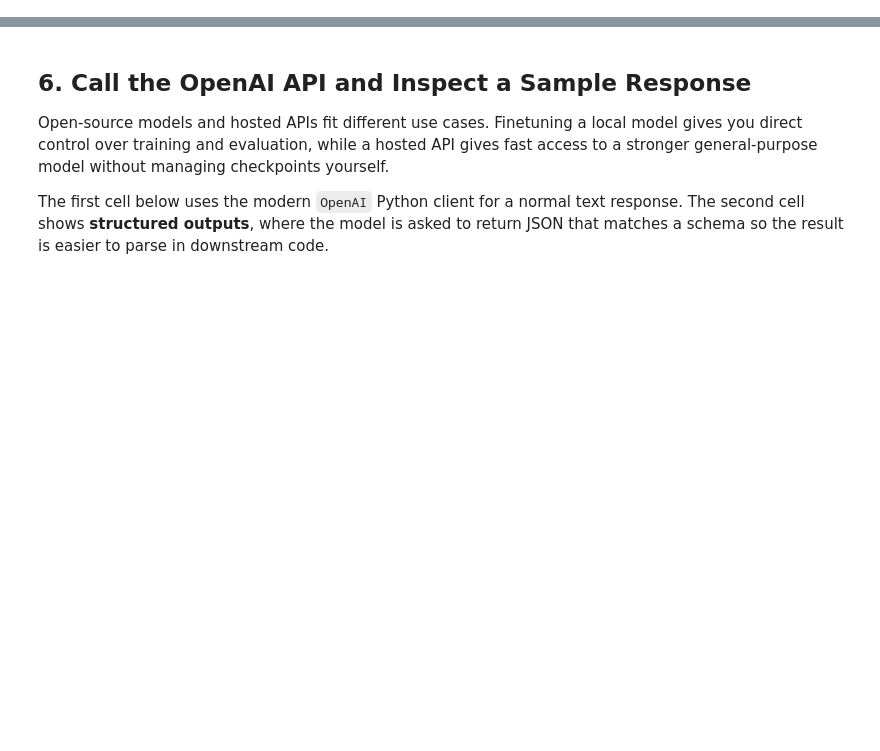
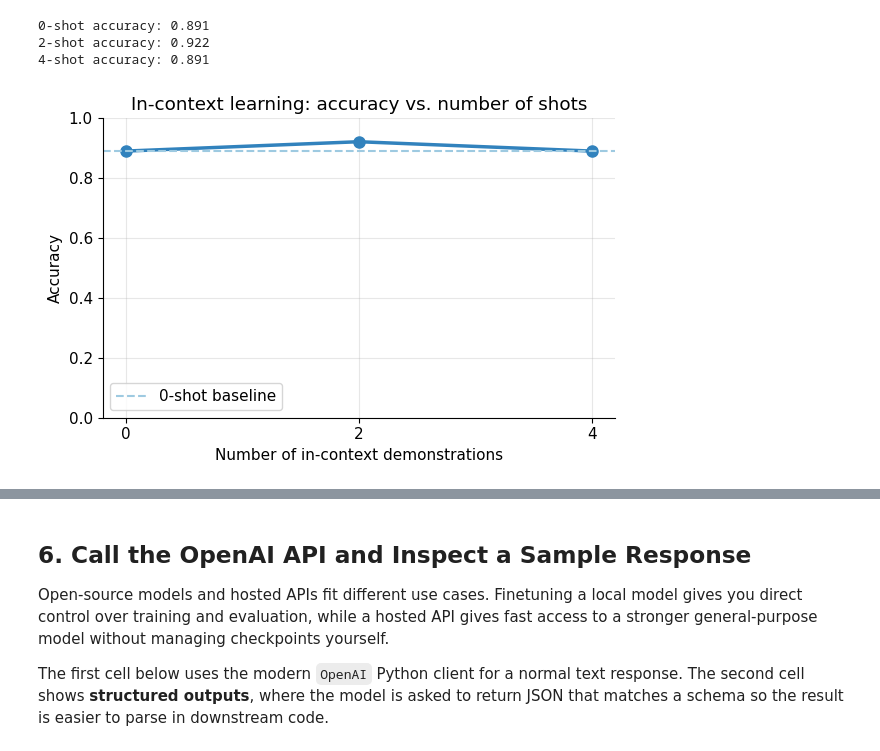
Before and after one commit to jad507/hands_on_dl, a Jupyter notebook: llms.ipynb, the cells around one changed output, grey strips where cells are left out. Cells and saved outputs as stored; diff of their text form; code cells hidden in the pictures; blank space fills up the shorter version.

```diff
--- a/llms.ipynb
+++ b/llms.ipynb
@@ -217 +426,34 @@ for row in baseline_rows[:5]:
+# %%
+# ── 3.1  Few-shot prompting comparison ───────────────────────────────────────
+# We use the first 8 training examples as our demonstration pool,
+# then evaluate with 0, 2, and 4 shots.
+
+few_shot_pool = [train_dataset[i] for i in range(8)]
+shots_to_try  = [0, 2, 4]
+shot_results  = {}
+
+for n_shots in shots_to_try:
+    demos = few_shot_pool[:n_shots]
+    acc, _ = evaluate_model(base_model, eval_dataset, few_shot_examples=demos)
+    shot_results[n_shots] = acc
+    print(f'{n_shots}-shot accuracy: {acc:.3f}')
+
+# Plot accuracy vs. number of in-context demonstrations
+fig, ax = plt.subplots(figsize=(6, 4))
+ax.plot(shots_to_try, [shot_results[n] for n in shots_to_try],
+        marker='o', linewidth=2.5, markersize=8, color='#3182bd')
+ax.axhline(baseline_accuracy, linestyle='--', color='#9ecae1', linewidth=1.5, label='0-shot baseline')
+ax.set_xticks(shots_to_try)
+ax.set_xlabel('Number of in-context demonstrations')
+ax.set_ylabel('Accuracy')
+ax.set_ylim(0.0, 1.0)
+ax.set_title('In-context learning: accuracy vs. number of shots')
+ax.legend()
+plt.tight_layout()
+plt.show()
+# %% [output]
+0-shot accuracy: 0.891
+2-shot accuracy: 0.922
+4-shot accuracy: 0.891
+[figure, added]
 # %% [markdown]
```
Also changed, not shown: parts of 19 cells of this notebook.
